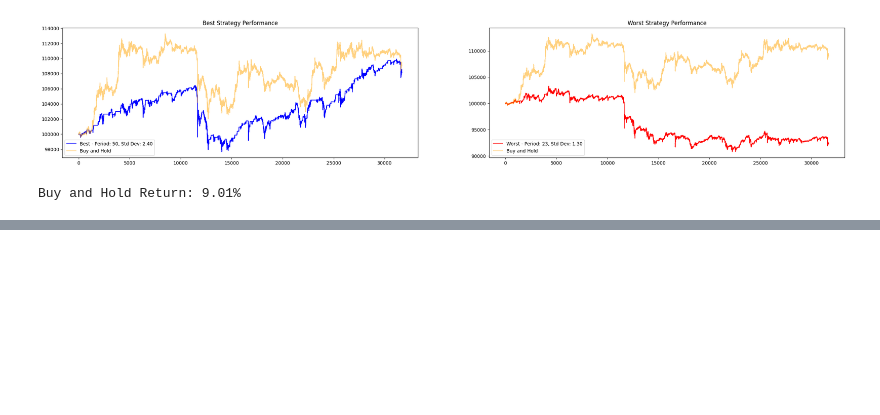
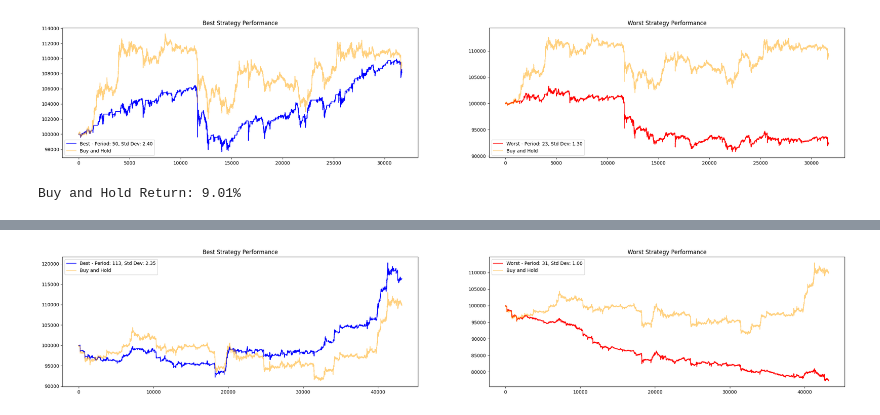
Before and after one commit to ChunweiShi/Binance-Backtest, a Jupyter notebook: binance/BBand_strategy_1m.ipynb, the cells around one changed output, grey strips where cells are left out. Saved outputs shown, nothing was run; the diff lists cells and outputs as text; code cells hidden in the pictures; blank space fills up the shorter version.

Commit message:
added new data

```diff
--- a/binance/BBand_strategy_1m.ipynb
+++ b/binance/BBand_strategy_1m.ipynb
@@ -354,3 +354,88 @@ Best Period: 50, Best Std Dev Multiplier: 2.40, Best Return: 8.08%
 Worst Period: 23, Worst Std Dev Multiplier: 1.30, Worst Return: -7.65%
 [figure]
 Buy and Hold Return: 9.01%
+# %%
+import pandas as pd
+import numpy as np
+import talib
+import matplotlib.pyplot as plt
+
+# Load your data
+df = pd.read_csv('btcusdt_1m_0701.csv')
+
+def calc_capital(index):
+    return (usdt + btc * df['Close'][index])
+
+# Initialize variables to track the best and worst performance
+best_return = -np.inf
+worst_return = np.inf
+best_period, best_std_dev, worst_period, worst_std_dev = None, None, None, None
+best_capital_history, worst_capital_history = [], []
+
+# Iterate over periods and standard deviation multipliers
+for period in range(20, 150):
+    for std_dev_multiplier in np.arange(1, 3, 0.05):
+        usdt = 100000
+        btc = 0
+        holding = False
+        capital_history = []
+        commission = 0.00003
+
+        # Calculate Bollinger Bands
+        upperband, middleband, lowerband = talib.BBANDS(df['Close'].values, timeperiod=period, nbdevup=std_dev_multiplier, nbdevdn=std_dev_multiplier, matype=0)
+
+        df['signal'] = 0
+        df.loc[period:, 'signal'] = np.where(df['Close'][period:] < lowerband[period:], 1, np.where(df['Close'][period:] > upperband[period:], -1, 0))
+        df['position'] = df['signal'].diff()
+
+        for i in range(len(df)):
+            if df['position'][i] == 1 and not holding:  # Buy
+                btc = usdt / df['Close'][i] * (1 - commission)
+                usdt = 0
+                holding = True
+            elif df['position'][i] == -1 and holding:  # Sell
+                usdt = btc * df['Close'][i] * (1 - commission)
+                btc = 0
+                holding = False
+            capital_history.append(calc_capital(i))
+
+        total_return = (capital_history[-1] - 100000) / 100000
+
+        # Update best and worst performance
+        if total_return > best_return:
+            best_return = total_return
+            best_period = period
+            best_std_dev = std_dev_multiplier
+            best_capital_history = capital_history.copy()
+        if total_return < worst_return:
+            worst_return = total_return
+            worst_period = period
+            worst_std_dev = std_dev_multiplier
+            worst_capital_history = capital_history.copy()
+
+# Print the results
+print(f"Best Period: {best_period}, Best Std Dev Multiplier: {best_std_dev:.2f}, Best Return: {best_return:.2%}")
+print(f"Worst Period: {worst_period}, Worst Std Dev Multiplier: {worst_std_dev:.2f}, Worst Return: {worst_return:.2%}")
+
+# After loading the data, calculate 'buy and hold' equity curve
+initial_btc_for_hold = 100000 / df['Close'][0]
+df['hold_value'] = initial_btc_for_hold * df['Close']
+plt.figure(figsize=(30, 5))
+
+plt.subplot(1, 2, 1)
+plt.plot(best_capital_history, label=f'Best - Period: {best_period}, Std Dev: {best_std_dev:.2f}', color='blue')
+plt.plot(df['hold_value'], label='Buy and Hold', color='orange', alpha=0.5)  # Adding the buy and hold curve
+plt.title('Best Strategy Performance')
+plt.legend()
+
+plt.subplot(1, 2, 2)
+plt.plot(worst_capital_history, label=f'Worst - Period: {worst_period}, Std Dev: {worst_std_dev:.2f}', color='red')
+plt.plot(df['hold_value'], label='Buy and Hold', color='orange', alpha=0.5)  # Adding the buy and hold curve
+plt.title('Worst Strategy Performance')
+plt.legend()
+
+plt.show()
+
+buy_and_hold_return = (df['hold_value'].iloc[-1] - 100000) / 100000
+print(f"Buy and Hold Return: {buy_and_hold_return:.2%}")
+# %% [output]
@@ -356,0 +444 @@ Buy and Hold Return: 9.01%
+[figure, added]
```
Also changed, not shown: parts of 2 cells of this notebook, 2 other files.
